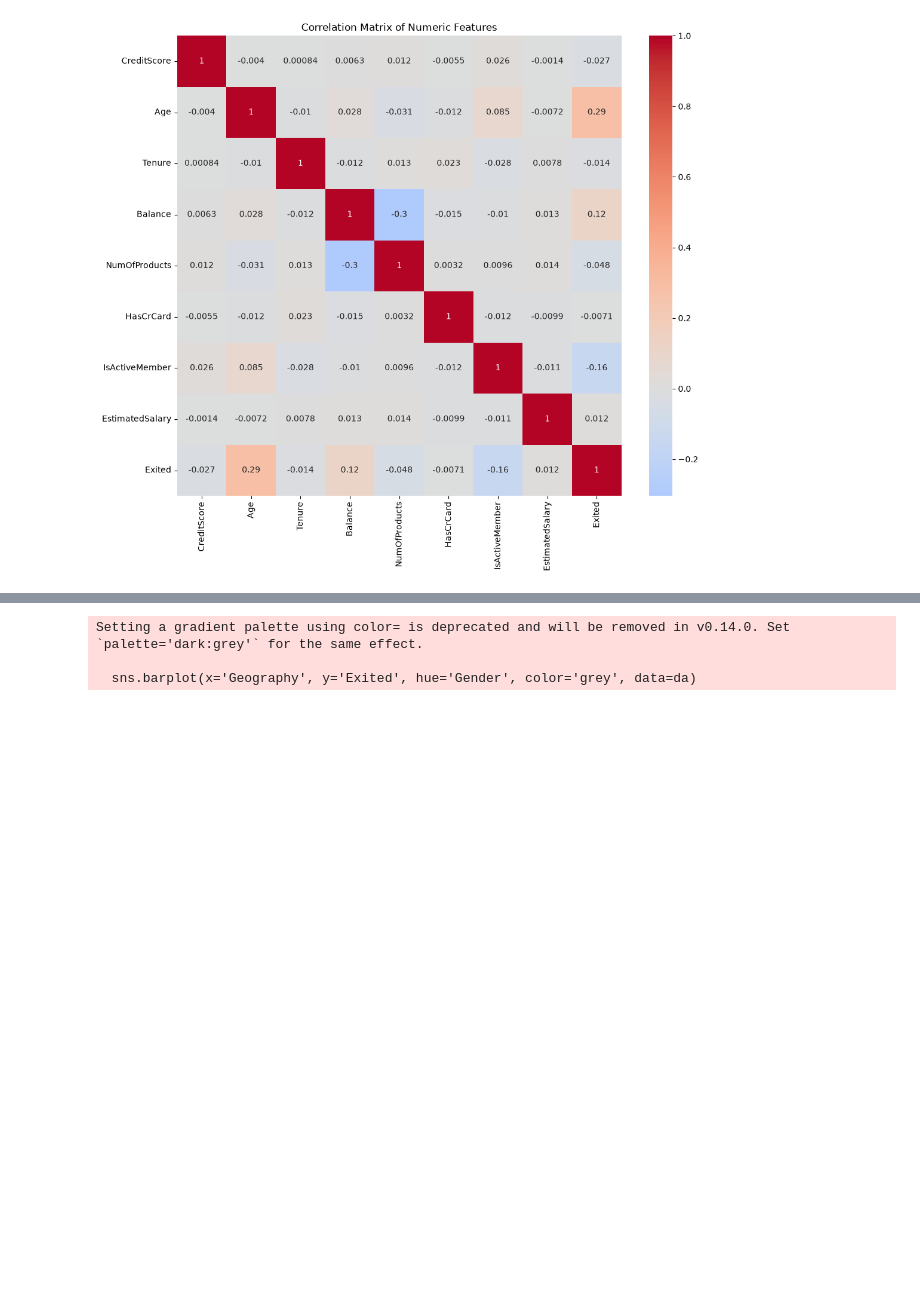
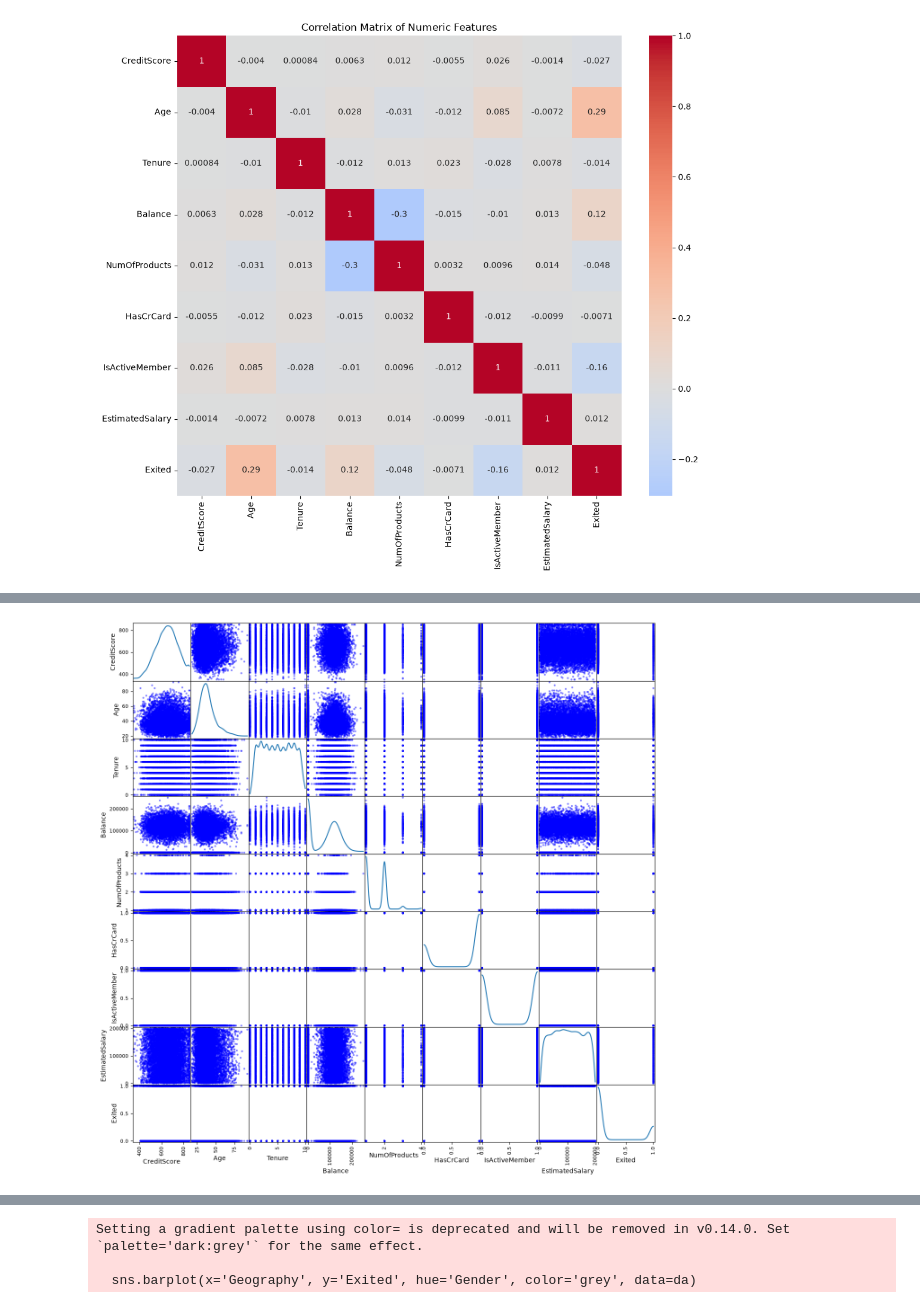
Before and after one commit to olaoluwacode/UD_Customer_Churn_Prediction, a Jupyter notebook: eda.ipynb, the cells around one changed output, grey strips where cells are left out. Cells and saved outputs as stored; diff of their text form; code cells hidden in the pictures; blank space fills up the shorter version.

Commit message:
correlations checked

```diff
--- a/eda.ipynb
+++ b/eda.ipynb
@@ -127,0 +130,7 @@ plt.show()
+# %%
+#plotting the correlationn with scatter_matrix
+from pandas.plotting import scatter_matrix
+scatter_matrix(da, figsize=(15, 15), diagonal='kde', color='blue')
+plt.show()
+# %% [output]
+[figure, added]
```
Also changed, not shown: parts of 2 cells of this notebook.
